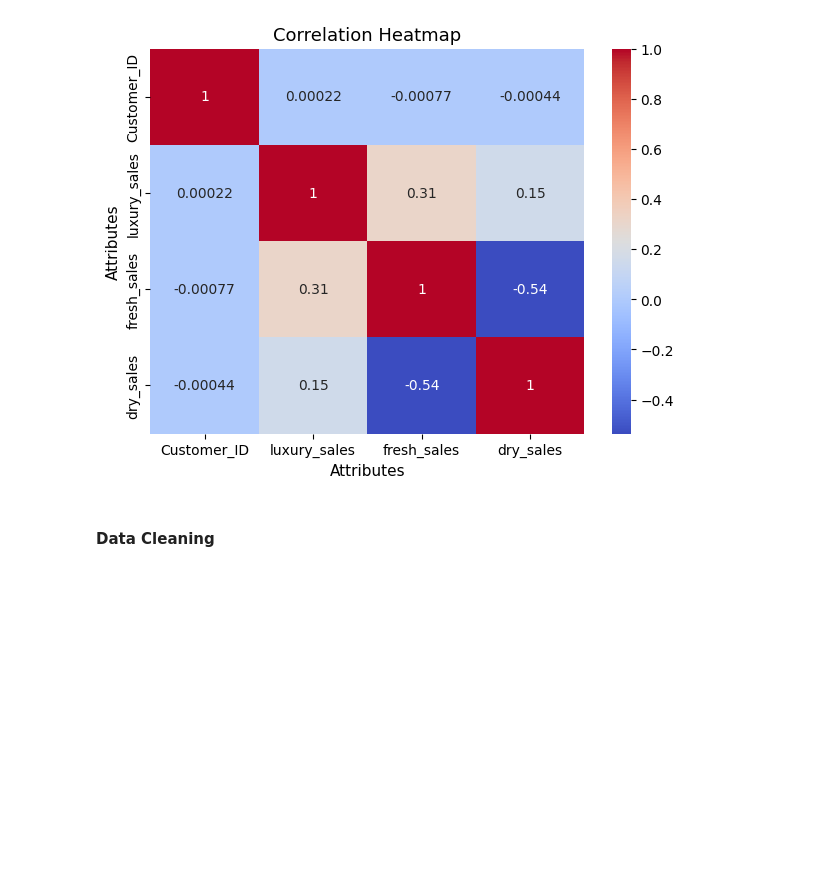
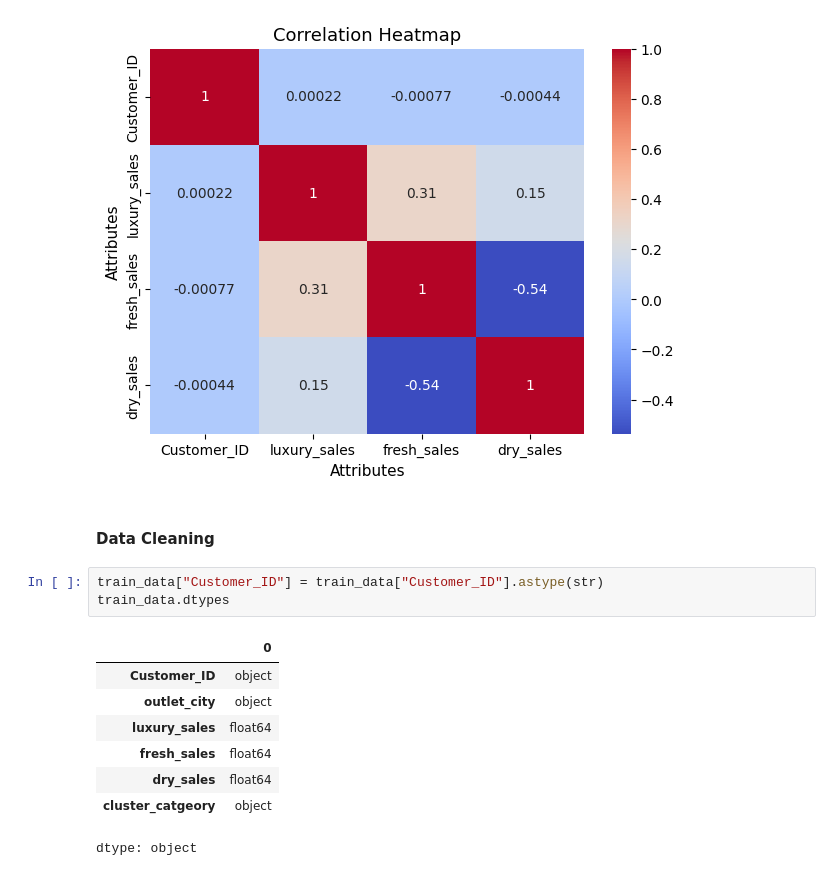
Before and after one commit to Krishnadayal/Data-Science-Project-Lifecycle, a Jupyter notebook: Finalised_Train.ipynb, the cells around one changed output. Drawn from its saved outputs; the diff is of its cells as text; blank space fills up the shorter version.

```diff
--- a/Finalised_Train.ipynb
+++ b/Finalised_Train.ipynb
@@ -596,3 +596,15 @@ plt.show()
 [figure]
 # %% [markdown]
 #### **Data Cleaning**
+# %%
+train_data["Customer_ID"] = train_data["Customer_ID"].astype(str)
+train_data.dtypes
+# %% [output]
+|  | 0 |
+| Customer_ID | object |
+| outlet_city | object |
+| luxury_sales | float64 |
+| fresh_sales | float64 |
+| dry_sales | float64 |
+| cluster_catgeory | object |
+dtype: object
```
Also changed, not shown: parts of 3 cells of this notebook.
